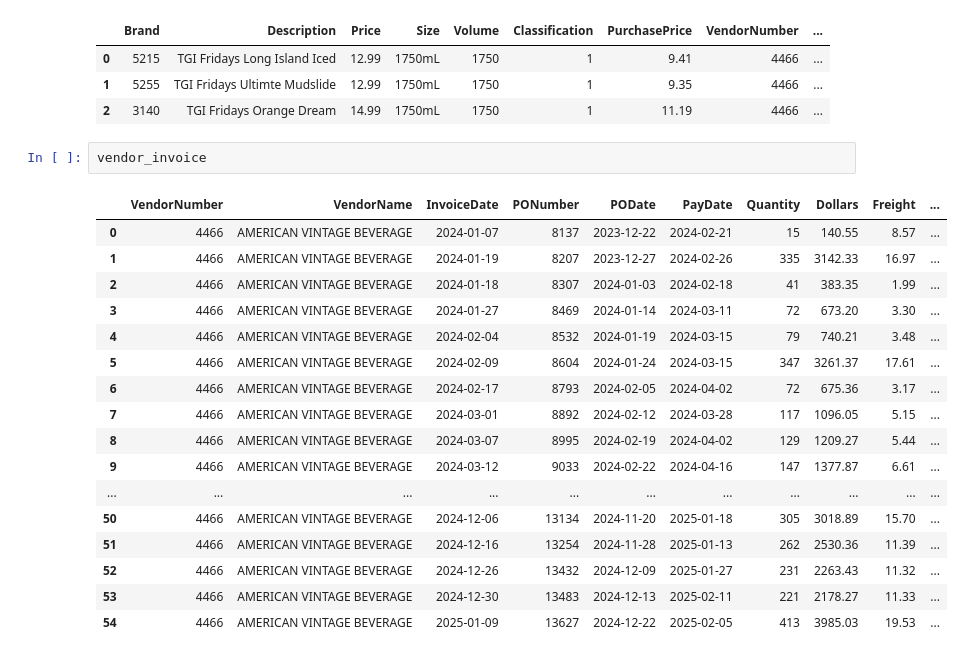
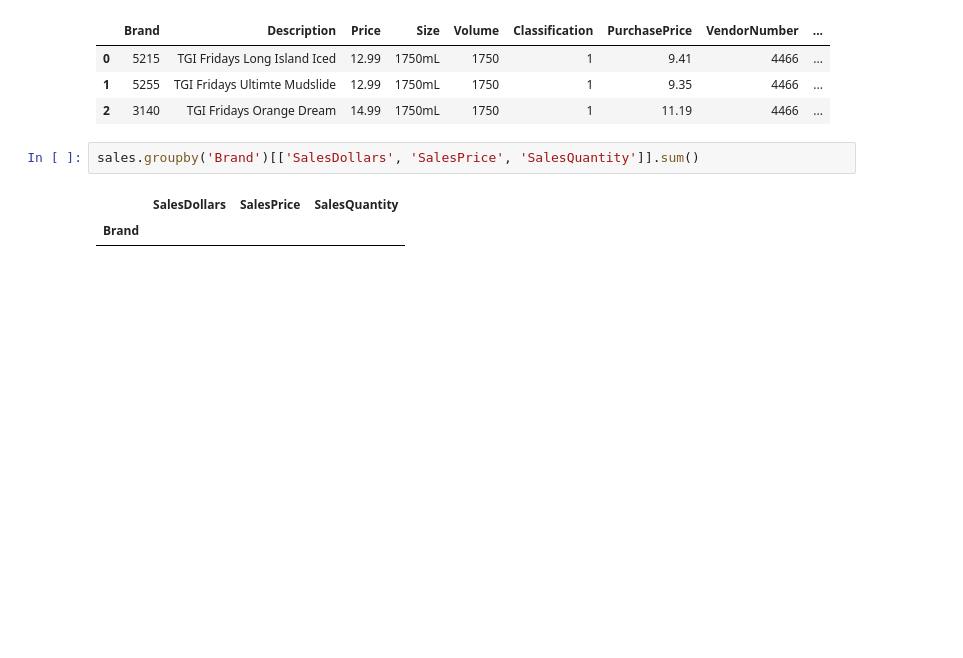
Before and after one commit to sayan629/-Vendor-Performance-Data-Analytics, a Jupyter notebook: EDA.ipynb, the cells around one changed output. Drawn from its saved outputs; the diff is of its cells as text; blank space fills up the shorter version.

```diff
--- a/EDA.ipynb
+++ b/EDA.ipynb
@@ -164,22 +164,7 @@ purchases_prices
 | 1 | 5255 | TGI Fridays Ultimte Mudslide | 12.99 | 1750mL | 1750 | 1 | 9.35 | 4466 | ... |
 | 2 | 3140 | TGI Fridays Orange Dream | 14.99 | 1750mL | 1750 | 1 | 11.19 | 4466 | ... |
 # %%
-vendor_invoice
+sales.groupby('Brand')[['SalesDollars', 'SalesPrice', 'SalesQuantity']].sum()
 # %% [output]
-|  | VendorNumber | VendorName | InvoiceDate | PONumber | PODate | PayDate | Quantity | Dollars | Freight | ... |
-| 0 | 4466 | AMERICAN VINTAGE BEVERAGE | 2024-01-07 | 8137 | 2023-12-22 | 2024-02-21 | 15 | 140.55 | 8.57 | ... |
-| 1 | 4466 | AMERICAN VINTAGE BEVERAGE | 2024-01-19 | 8207 | 2023-12-27 | 2024-02-26 | 335 | 3142.33 | 16.97 | ... |
-| 2 | 4466 | AMERICAN VINTAGE BEVERAGE | 2024-01-18 | 8307 | 2024-01-03 | 2024-02-18 | 41 | 383.35 | 1.99 | ... |
-| 3 | 4466 | AMERICAN VINTAGE BEVERAGE | 2024-01-27 | 8469 | 2024-01-14 | 2024-03-11 | 72 | 673.20 | 3.30 | ... |
-| 4 | 4466 | AMERICAN VINTAGE BEVERAGE | 2024-02-04 | 8532 | 2024-01-19 | 2024-03-15 | 79 | 740.21 | 3.48 | ... |
-| 5 | 4466 | AMERICAN VINTAGE BEVERAGE | 2024-02-09 | 8604 | 2024-01-24 | 2024-03-15 | 347 | 3261.37 | 17.61 | ... |
-| 6 | 4466 | AMERICAN VINTAGE BEVERAGE | 2024-02-17 | 8793 | 2024-02-05 | 2024-04-02 | 72 | 675.36 | 3.17 | ... |
-| 7 | 4466 | AMERICAN VINTAGE BEVERAGE | 2024-03-01 | 8892 | 2024-02-12 | 2024-03-28 | 117 | 1096.05 | 5.15 | ... |
-| 8 | 4466 | AMERICAN VINTAGE BEVERAGE | 2024-03-07 | 8995 | 2024-02-19 | 2024-04-02 | 129 | 1209.27 | 5.44 | ... |
-| 9 | 4466 | AMERICAN VINTAGE BEVERAGE | 2024-03-12 | 9033 | 2024-02-22 | 2024-04-16 | 147 | 1377.87 | 6.61 | ... |
-| ... | ... | ... | ... | ... | ... | ... | ... | ... | ... | ... |
-| 50 | 4466 | AMERICAN VINTAGE BEVERAGE | 2024-12-06 | 13134 | 2024-11-20 | 2025-01-18 | 305 | 3018.89 | 15.70 | ... |
-| 51 | 4466 | AMERICAN VINTAGE BEVERAGE | 2024-12-16 | 13254 | 2024-11-28 | 2025-01-13 | 262 | 2530.36 | 11.39 | ... |
-| 52 | 4466 | AMERICAN VINTAGE BEVERAGE | 2024-12-26 | 13432 | 2024-12-09 | 2025-01-27 | 231 | 2263.43 | 11.32 | ... |
-| 53 | 4466 | AMERICAN VINTAGE BEVERAGE | 2024-12-30 | 13483 | 2024-12-13 | 2025-02-11 | 221 | 2178.27 | 11.33 | ... |
-| 54 | 4466 | AMERICAN VINTAGE BEVERAGE | 2025-01-09 | 13627 | 2024-12-22 | 2025-02-05 | 413 | 3985.03 | 19.53 | ... |
+|  | SalesDollars | SalesPrice | SalesQuantity |
+| Brand |  |  |  |
```
